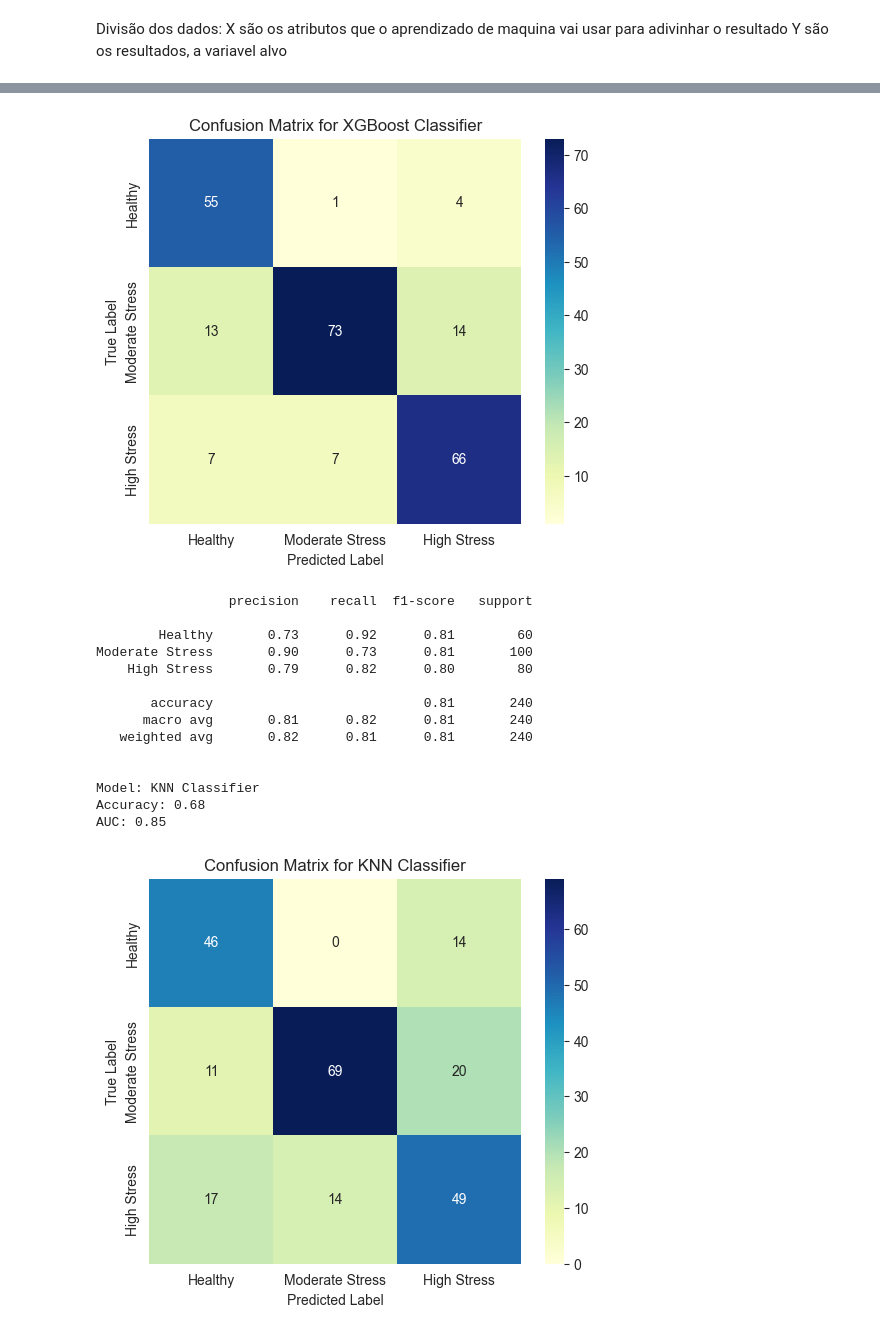
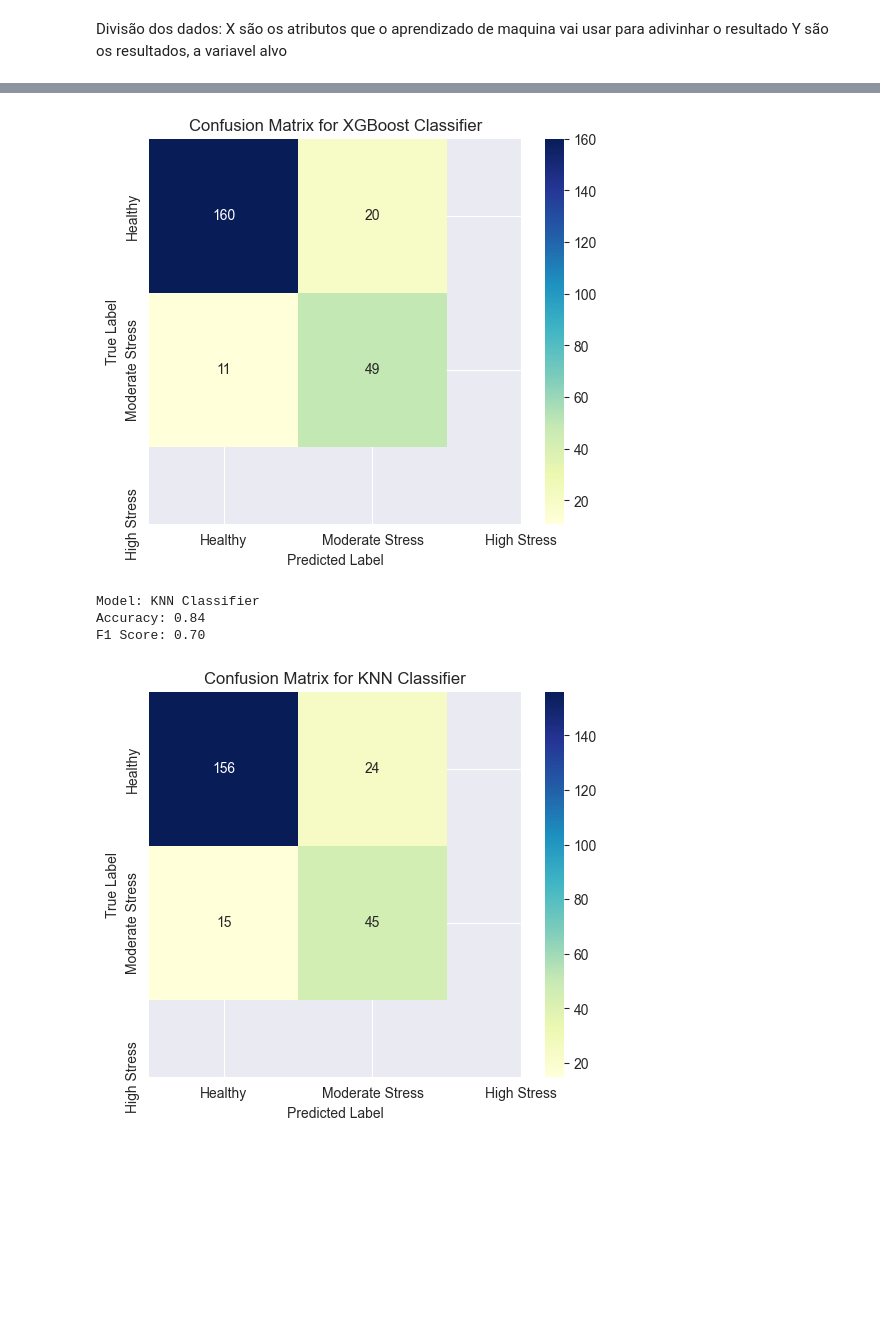
Before and after one commit to Hinten/fiap_fase5_cap1, a Jupyter notebook: src/ir_alem_2/src/machine_learning/treinamento_modelo.ipynb, the cells around one changed output, grey strips where cells are left out. Saved outputs shown, nothing was run; the diff lists cells and outputs as text; code cells hidden in the pictures; blank space fills up the shorter version.

```diff
--- a/src/ir_alem_2/src/Machine learning/treinamento_modelo.ipynb
+++ b/src/ir_alem_2/src/machine_learning/treinamento_modelo.ipynb
@@ -648,11 +657,7 @@ Outliers Detected with Z-scores:
 # %% [markdown]
  🖥️ TREINAMENTO DE APRENDIZADO DE MAQUINA
 # %%
-encoder = LabelEncoder()
-df['Plant_Health_Status_Encoded'] =  encoder.fit_transform(df['Plant_Health_Status'])
-print("-="* 10, "Contagem dos valores de Plant_Health_Status","-="* 10)
-print(df['Plant_Health_Status'].value_counts())
+df['Healthy'] = df['Plant_Health_Status'] == 'Healthy'
 
-print("-="* 10, "Contagem dos valores de Plant_Health_Status_encoded","-="* 10)
-print(df['Plant_Health_Status_Encoded'].value_counts())
+print(df['Healthy'].value_counts())
 # %% [output]
@@ -671,5 +668,3 @@ Name: count, dtype: int64
 # %%
-X = df.drop(columns=['Plant_Health_Status_Encoded','Timestamp','Plant_Health_Status'])  # Atributos
-y = df['Plant_Health_Status_Encoded'] # Variavel alvo
-
-print(y)
+X = df.drop(columns=['Plant_ID','Timestamp','Plant_Health_Status', 'Healthy'])  # Atributos
+y = df['Healthy'] # Variavel alvo
@@ -722,65 +756,55 @@ print("Models initialized:", list(class_models.keys()))
 Models initialized: ['Logistic Regression', 'Adaboost Classifier', 'XGBoost Classifier', 'KNN Classifier', 'Decision Tree', 'Random Forest', 'Gradient Boosting']
 # %%
+from sklearn.metrics import f1_score
 # Initialize lists to store results
 results = []
 
 # Train and evaluate each model
 for model_name, model in class_models.items():
     # Train the model
-    model.fit(X_train_scaled, y_train)
+    model.fit(X_train, y_train)
 
     # Make predictions
-    y_pred = model.predict(X_test_scaled)
+    y_pred = model.predict(X_test)
 
     # Calculate accuracy
     accuracy = accuracy_score(y_test, y_pred)
 
-    # Calculate AUC
-    if hasattr(model, "predict_proba"):
-        y_prob = model.predict_proba(X_test_scaled)
-        auc = roc_auc_score(y_test, y_prob, multi_class='ovr')
-    else:
-        auc = None
+    f1 = f1_score(y_test, y_pred)
 
     # Store results
     results.append({
-        "Model": model_name,
+        "model_name": model_name,
+        "Model": model,
         "Accuracy": accuracy,
-        "AUC": auc,
+        "F1": f1,
         "Confusion Matrix": confusion_matrix(y_test, y_pred),
-        "Classification Report": classification_report(y_test, y_pred, target_names=['Healthy', 'Moderate Stress', 'High Stress'])
     })
 
 # Display results for each model
 for result in results:
-    print(f"\nModel: {result['Model']}")
+    print(f"\nModel: {result['model_name']}")
     print(f"Accuracy: {result['Accuracy']:.2f}")
-    if result["AUC"] is not None:
-        print(f"AUC: {result['AUC']:.2f}")
+    print(f"F1 Score: {result['F1']:.2f}")
 
     # Confusion Matrix Visualization
     cm = result["Confusion Matrix"]
     plt.figure(figsize=(6, 5))
     sns.heatmap(cm, annot=True, fmt='d', cmap='YlGnBu', xticklabels=['Healthy', 'Moderate Stress', 'High Stress'],
                 yticklabels=['Healthy', 'Moderate Stress', 'High Stress'])
-    plt.title(f'Confusion Matrix for {result["Model"]}')
+    plt.title(f'Confusion Matrix for {result["model_name"]}')
     plt.ylabel('True Label')
     plt.xlabel('Predicted Label')
     plt.show()
 
-    # Print Classification Report
-    print(result["Classification Report"])
-
 
 
 # Encontrar o melhor modelo baseado na acurácia
-best_result = max(results, key=lambda x: x['Accuracy'])
-print(f"\nMelhor modelo: {best_result['Model']}")
+best_result = max(results, key=lambda x: x['F1'])
+print(f"\nMelhor modelo: {best_result['model_name']}")
 print(f"Acurácia: {best_result['Accuracy']:.2f}")
-if best_result["AUC"] is not None:
-    print(f"AUC: {best_result['AUC']:.2f}")
-print("Relatório de Classificação:")
-print(best_result["Classification Report"])
+print(f"F1 Score: {best_result['F1']:.2f}")
+
 
 pasta_resultados = os.path.join(os.getcwd(), "Modelo")
 os.makedirs(pasta_resultados, exist_ok=True)  # Cria a pasta se não existir
@@ -825,16 +827,5 @@ AUC: 0.91
-[figure, old version]
+[figure, new version]
-                 precision    recall  f1-score   support
-
-        Healthy       0.73      0.92      0.81        60
-Moderate Stress       0.90      0.73      0.81       100
-    High Stress       0.79      0.82      0.80        80
-
-       accuracy                           0.81       240
-      macro avg       0.81      0.82      0.81       240
-   weighted avg       0.82      0.81      0.81       240
-
-
 Model: KNN Classifier
-Accuracy: 0.68
-AUC: 0.85
+Accuracy: 0.84
+F1 Score: 0.70
-[figure, old version]
+[figure, new version]
```
Also changed, not shown: parts of 10 cells of this notebook, 12 other files.
